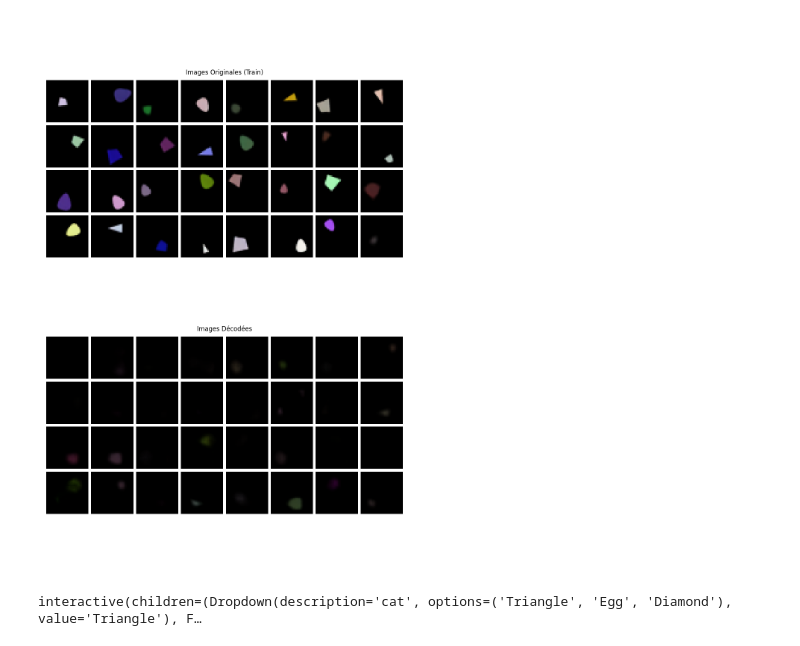
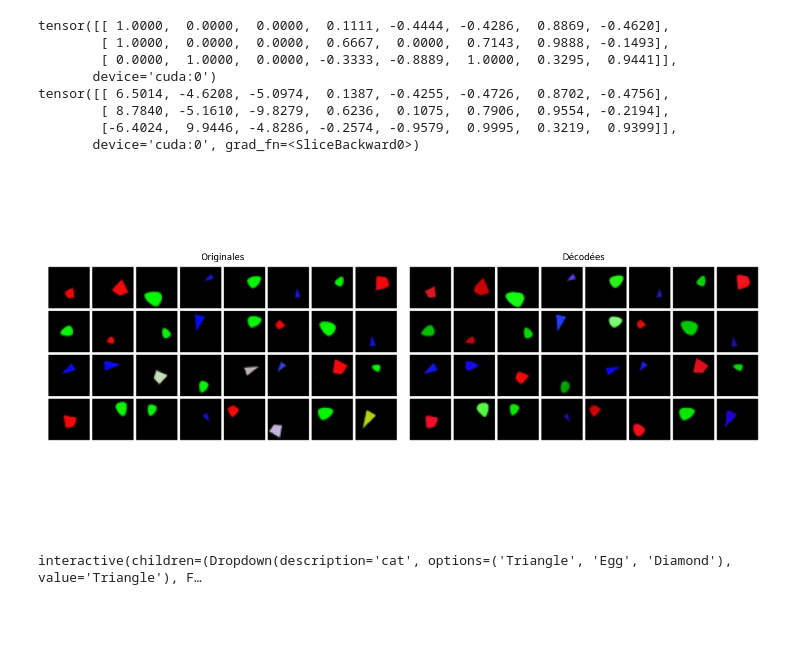
Before and after one commit to lucas-ch/gwsyn, a Jupyter notebook: test.ipynb, the cells around one changed output. Drawn from its saved outputs; the diff is of its cells as text; code cells hidden in the pictures; blank space fills up the shorter version.

```diff
--- a/test.ipynb
+++ b/test.ipynb
@@ -107,23 +82,7 @@ RuntimeError: Error(s) in loading state_dict for GlobalWorkspace2Domains:
 # %%
-def custom_collate_factory(exclude_colors: bool):
-    """Returns a collate function that optionally removes color info."""
-    if not exclude_colors:
-        return default_collate
+# get data
+domain_classes = get_default_domains(["v_latents", "attr"])
 
-    def custom_collate(batch):
-        """Collate function that removes the last 3 attrs (assumed colors)."""
-        result = default_collate(batch)
-        # Check if we need to modify the second tensor in attr list
-        if (isinstance(result, dict) and "attr" in result and
-            isinstance(result["attr"], list) and len(result["attr"]) >= 2 and
-            isinstance(result["attr"][1], torch.Tensor) and result["attr"][1].size(-1) >= 4):
-            # Remove the last 3 values from the tensor
-            result["attr"][1] = result["attr"][1][..., :-3]
-        return result
-    return custom_collate
-
-domain_classes = get_default_domains(["v_latents", "attr"])
-config.dataset.path = "./simple_shapes_dataset"
 data_module = SimpleShapesDataModule(
     config.dataset.path,
     domain_classes,
@@ -131,7 +90,7 @@ data_module = SimpleShapesDataModule(
     config.training.batch_size,
     seed=config.seed,
     domain_args=config.domain_data_args,
-    collate_fn=custom_collate_factory(exclude_colors=False),
+    collate_fn=custom_collate_factory(exclude_colors=exclude_colors),
 )
 
 train_samples = data_module.get_samples("train", 32)
@@ -139,44 +98,57 @@ train_samples = batch_to_device(train_samples, device)
 # %%
 visual_module = cast(VisualLatentDomainModule, global_workspace.domain_mods["v_latents"])
 train_paired_samples = train_samples[frozenset(["v_latents", "attr"])]
+
 train_images = visual_module.decode_images(train_paired_samples["v_latents"])
-
+train_attr = torch.cat((train_paired_samples["attr"][0], train_paired_samples["attr"][1]), dim=1)
 
 unimodal_latents = global_workspace.encode_domains(train_samples)
 gw_latents = global_workspace.encode(unimodal_latents)
-gw_latents_decoded = global_workspace.decode(gw_latents[frozenset({'attr'})], ["v_latents"])
+gw_latents_decoded = global_workspace.decode(gw_latents[frozenset({'attr'})], ["v_latents", "attr"])
+
+attr_decoded = gw_latents_decoded["attr"]["attr"]
+images_decoded = visual_module.decode_images(gw_latents_decoded['attr']['v_latents'])
+# %%
+print(train_attr[0:3])
+print(attr_decoded[0:3])
+# %% [output]
+tensor([[ 1.0000,  0.0000,  0.0000,  0.1111, -0.4444, -0.4286,  0.8869, -0.4620],
+        [ 1.0000,  0.0000,  0.0000,  0.6667,  0.0000,  0.7143,  0.9888, -0.1493],
+        [ 0.0000,  1.0000,  0.0000, -0.3333, -0.8889,  1.0000,  0.3295,  0.9441]],
+       device='cuda:0')
+tensor([[ 6.5014, -4.6208, -5.0974,  0.1387, -0.4255, -0.4726,  0.8702, -0.4756],
+        [ 8.7840, -5.1610, -9.8279,  0.6236,  0.1075,  0.7906,  0.9554, -0.2194],
+        [-6.4024,  9.9446, -4.8286, -0.2574, -0.9579,  0.9995,  0.3219,  0.9399]],
+       device='cuda:0', grad_fn=<SliceBackward0>)
 # %%
 import matplotlib.pyplot as plt
 from torchvision.utils import make_grid
 
-decoded_images = visual_module.decode_images(gw_latents_decoded['attr']['v_latents'])
 
 def get_grid_numpy(samples, nrow=8):
     """Transforme les samples en grille numpy prête pour l'affichage"""
     grid = make_grid(samples, nrow=nrow, pad_value=1).permute(1, 2, 0)
     return grid.detach().cpu().numpy()
 
 # 1. Préparation des données
 grid_train = get_grid_numpy(train_images)
-grid_decoded = get_grid_numpy(decoded_images)
+grid_decoded = get_grid_numpy(images_decoded)
 
 # 2. Création d'une figure avec 2 lignes (subplots)
-fig, (ax1, ax2) = plt.subplots(2, 1, figsize=(10, 15))
+fig, (ax1, ax2) = plt.subplots(1, 2, figsize=(14, 7))
 
-# Affichage sur le premier axe (Haut)
 ax1.imshow(grid_train)
-ax1.set_title("Images Originales (Train)")
-ax1.axis('off') # Enlève les bordures de pixels
+ax1.set_title("Originales")
+ax1.axis('off')
 
-# Affichage sur le second axe (Bas)
 ax2.imshow(grid_decoded)
-ax2.set_title("Images Décodées")
+ax2.set_title("Décodées")
 ax2.axis('off')
 
-plt.tight_layout() # Ajuste l'espacement automatiquement
+plt.tight_layout()
 plt.show()
 # %% [output]
-[figure, old version]
+[figure, new version]
 # %%
 %matplotlib widget
 device = torch.device("cuda" if torch.cuda.is_available() else "cpu")
```
Also changed, not shown: parts of 4 cells of this notebook, 3 other files.
